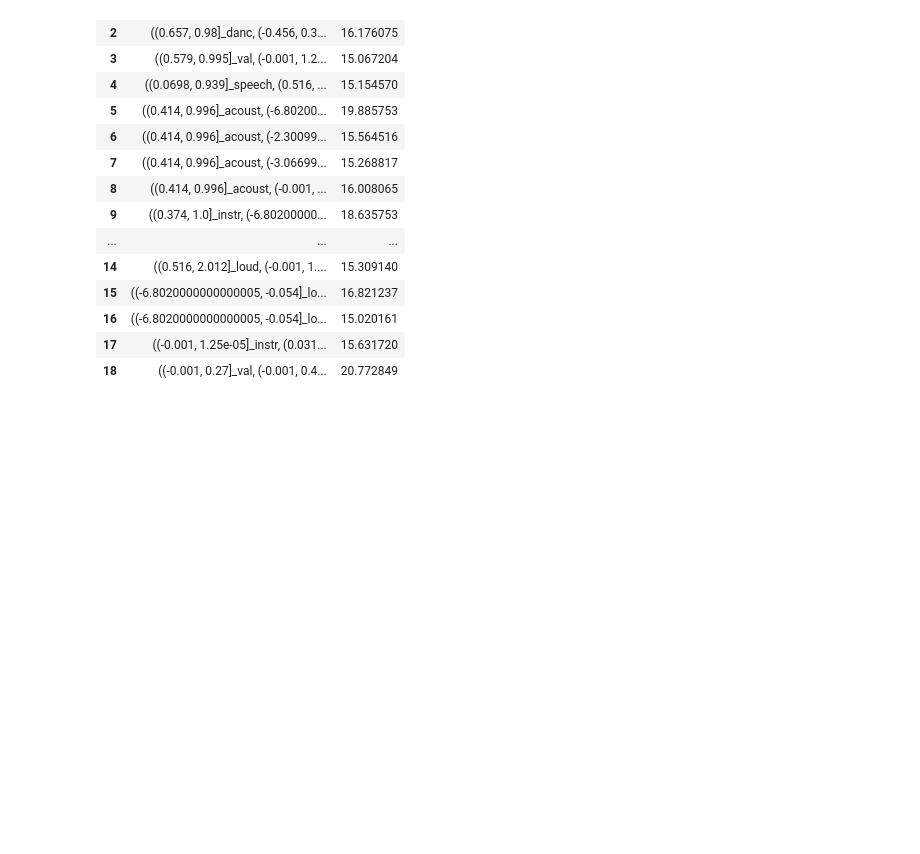
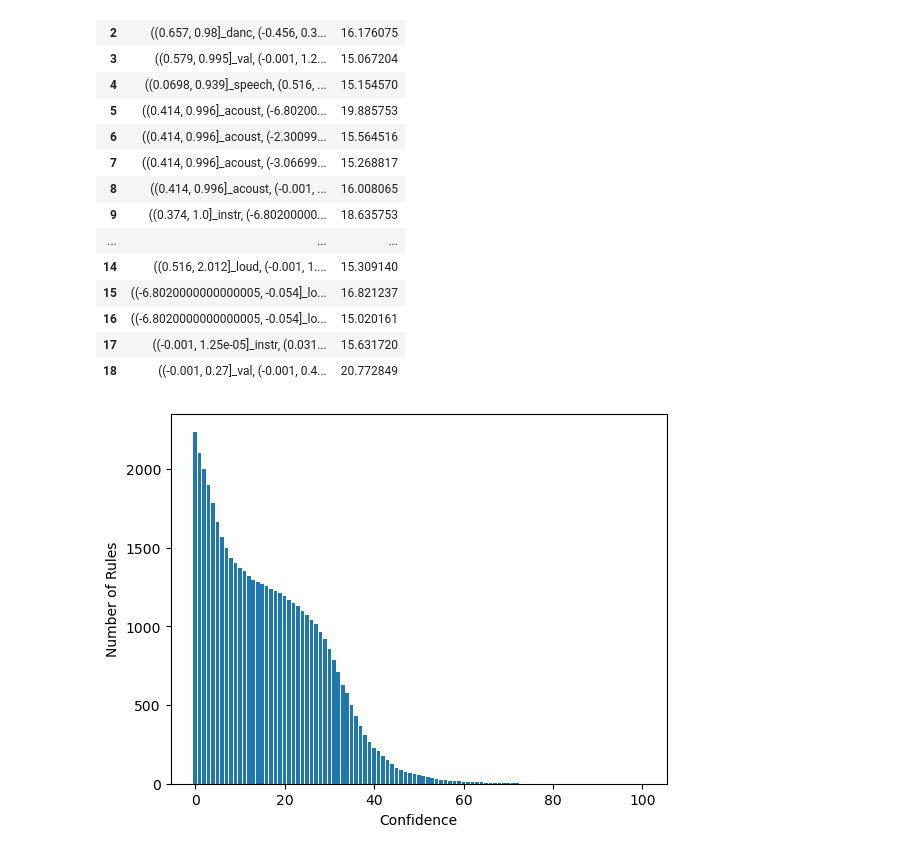
Before and after one commit to Purple-Catt/DM1-Project, a Jupyter notebook: AprioriAlgorithm.ipynb, the cells around one changed output. Cells and saved outputs as stored; diff of their text form; code cells hidden in the pictures; blank space fills up the shorter version.

```diff
--- a/AprioriAlgorithm.ipynb
+++ b/AprioriAlgorithm.ipynb
@@ -359,3 +359,17 @@ pd.DataFrame(itemsets, columns=["itemsets", "support"])
 | 16 | ((-6.8020000000000005, -0.054]_lo... | 15.020161 |
 | 17 | ((-0.001, 1.25e-05]_instr, (0.031... | 15.631720 |
 | 18 | ((-0.001, 0.27]_val, (-0.001, 0.4... | 20.772849 |
+# %%
+confidence_values = np.arange(0, 101)
+num_rules = []
+
+for conf in confidence_values:
+    rules = apriori(X, target='r', supp=15, conf=conf, zmin=2, report='aScl')
+    num_rules.append(len(rules))
+
+plt.bar(confidence_values, num_rules)
+plt.xlabel('Confidence')
+plt.ylabel('Number of Rules')
+plt.show()
+# %% [output]
+[figure, added]
```
Also changed, not shown: parts of 12 cells of this notebook.
